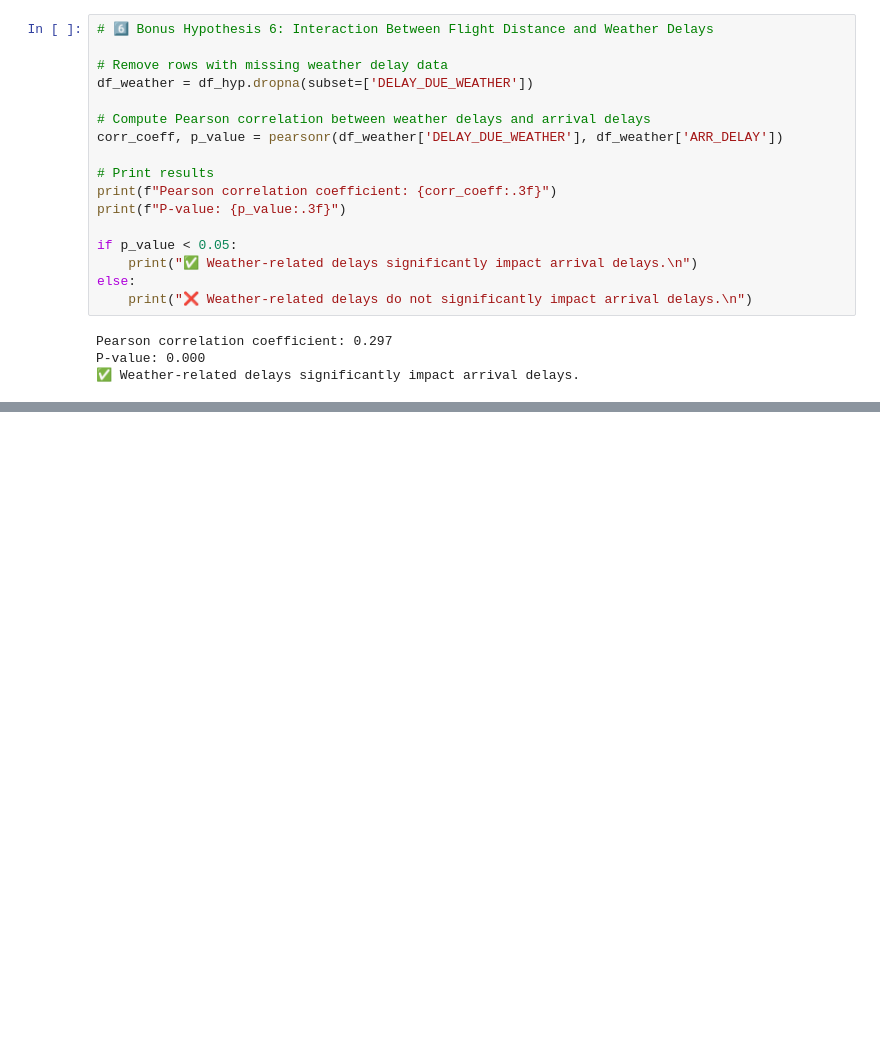
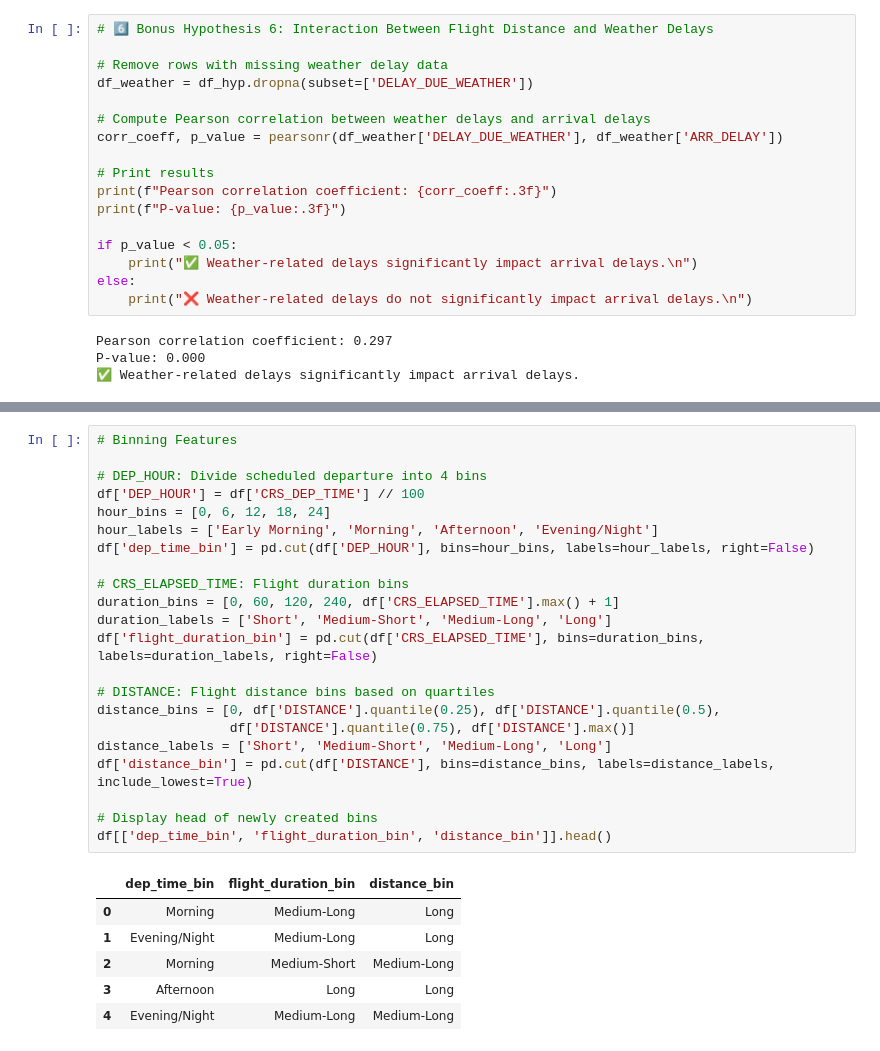
Before and after one commit to mica-1999/Data-Science, a Jupyter notebook: ProjectCodes/ProjetoCDJupyter.ipynb, the cells around one changed output, grey strips where cells are left out. Saved outputs shown, nothing was run; the diff lists cells and outputs as text; blank space fills up the shorter version.

```diff
--- a/ProjectCodes/ProjetoCDJupyter.ipynb
+++ b/ProjectCodes/ProjetoCDJupyter.ipynb
@@ -907,0 +1001,29 @@ P-value: 0.000
+# %%
+# Binning Features
+
+# DEP_HOUR: Divide scheduled departure into 4 bins
+df['DEP_HOUR'] = df['CRS_DEP_TIME'] // 100
+hour_bins = [0, 6, 12, 18, 24]
+hour_labels = ['Early Morning', 'Morning', 'Afternoon', 'Evening/Night']
+df['dep_time_bin'] = pd.cut(df['DEP_HOUR'], bins=hour_bins, labels=hour_labels, right=False)
+
+# CRS_ELAPSED_TIME: Flight duration bins
+duration_bins = [0, 60, 120, 240, df['CRS_ELAPSED_TIME'].max() + 1]
+duration_labels = ['Short', 'Medium-Short', 'Medium-Long', 'Long']
+df['flight_duration_bin'] = pd.cut(df['CRS_ELAPSED_TIME'], bins=duration_bins, labels=duration_labels, right=False)
+
+# DISTANCE: Flight distance bins based on quartiles
+distance_bins = [0, df['DISTANCE'].quantile(0.25), df['DISTANCE'].quantile(0.5),
+                 df['DISTANCE'].quantile(0.75), df['DISTANCE'].max()]
+distance_labels = ['Short', 'Medium-Short', 'Medium-Long', 'Long']
+df['distance_bin'] = pd.cut(df['DISTANCE'], bins=distance_bins, labels=distance_labels, include_lowest=True)
+
+# Display head of newly created bins
+df[['dep_time_bin', 'flight_duration_bin', 'distance_bin']].head()
+# %% [output]
+|  | dep_time_bin | flight_duration_bin | distance_bin |
+| 0 | Morning | Medium-Long | Long |
+| 1 | Evening/Night | Medium-Long | Long |
+| 2 | Morning | Medium-Short | Medium-Long |
+| 3 | Afternoon | Long | Long |
+| 4 | Evening/Night | Medium-Long | Medium-Long |
```
Also changed, not shown: parts of 8 cells of this notebook, 8 other files.
